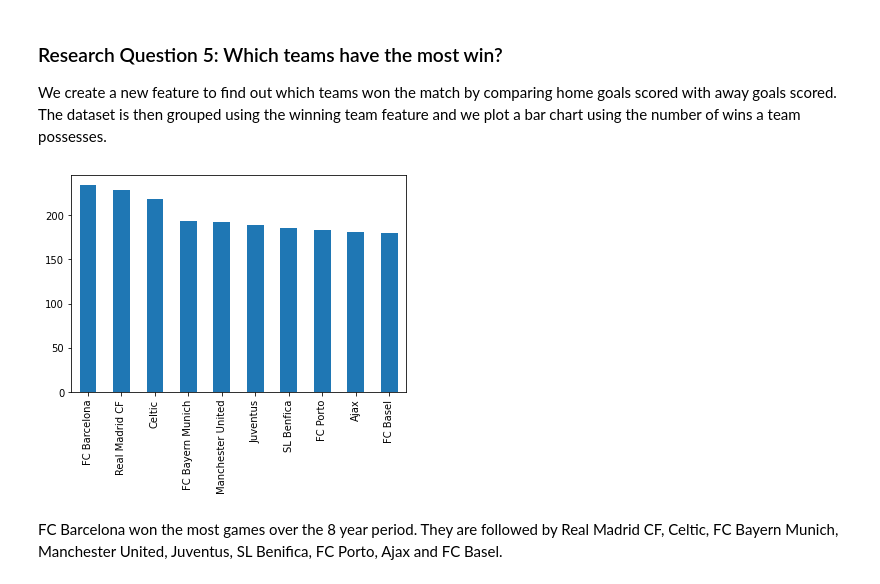
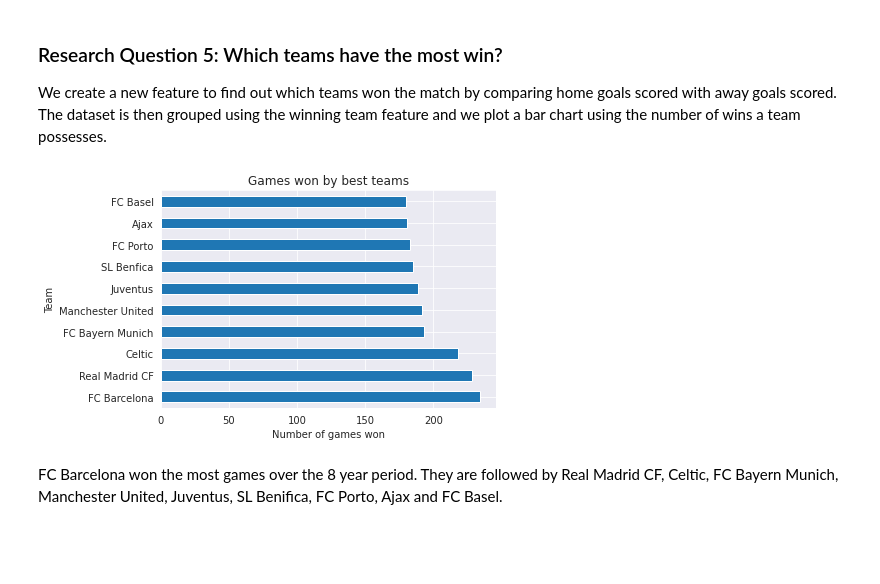
Before and after one commit to DaveOkpare/european-soccer-analysis, a Jupyter notebook: Investigate_a_Dataset.ipynb, the cells around one changed output. Cells and saved outputs as stored; diff of their text form; code cells hidden in the pictures; blank space fills up the shorter version.

```diff
--- a/Investigate_a_Dataset.ipynb
+++ b/Investigate_a_Dataset.ipynb
@@ -77,6 +65,7 @@ import matplotlib.pyplot as plt
 import seaborn as sns
 
 pd.set_option('display.max_columns', 500)
+sns.set_style('darkgrid')
 # %% [markdown]
 <a id='wrangling'></a>
 ## Data Wrangling
@@ -555,9 +557,12 @@ winner = [match_df['home_team'], match_df['away_team']]
 
 match_df['winning_team'] = np.select(conditions, winner, default=None)
 # %%
-match_df['winning_team'].value_counts(ascending=False).head(10).plot(kind='bar');
+match_df['winning_team'].value_counts(ascending=False).head(10).plot(kind='barh')
+plt.title("Games won by best teams")
+plt.xlabel('Number of games won')
+plt.ylabel('Team');
 # %% [output]
-[figure, old version]
+[figure, new version]
 # %% [markdown]
 FC Barcelona won the most games over the 8 year period. They are followed by Real Madrid CF, Celtic, FC Bayern Munich, Manchester United, Juventus, SL Benifica, FC Porto, Ajax and FC Basel.
 # %% [markdown]
```
Also changed, not shown: parts of 35 cells of this notebook.
